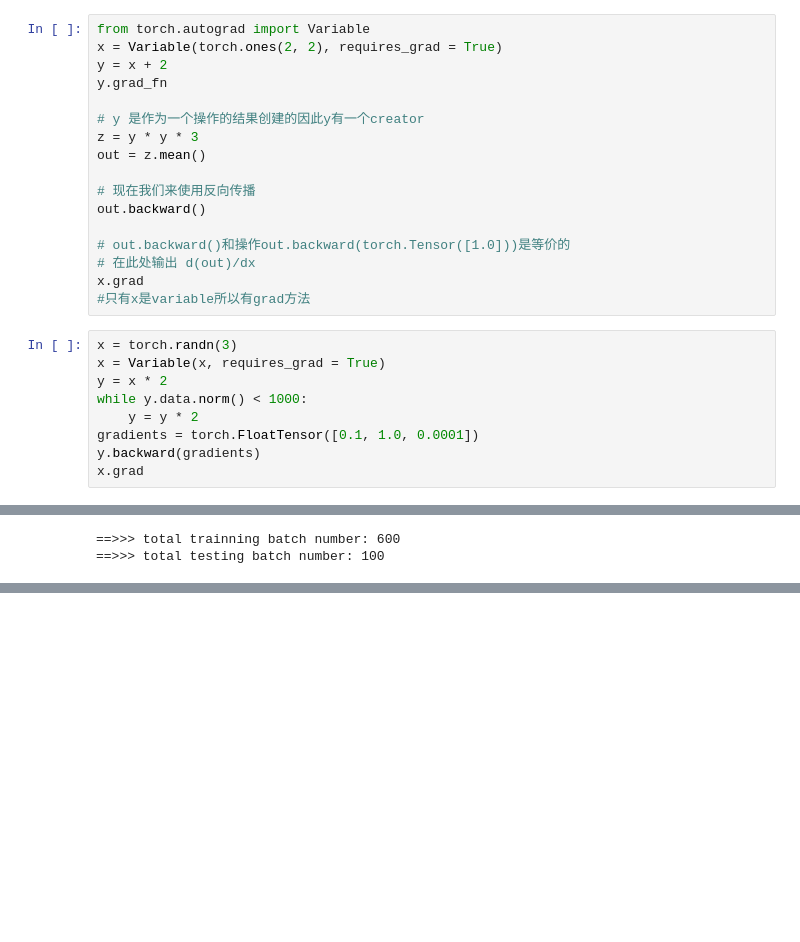
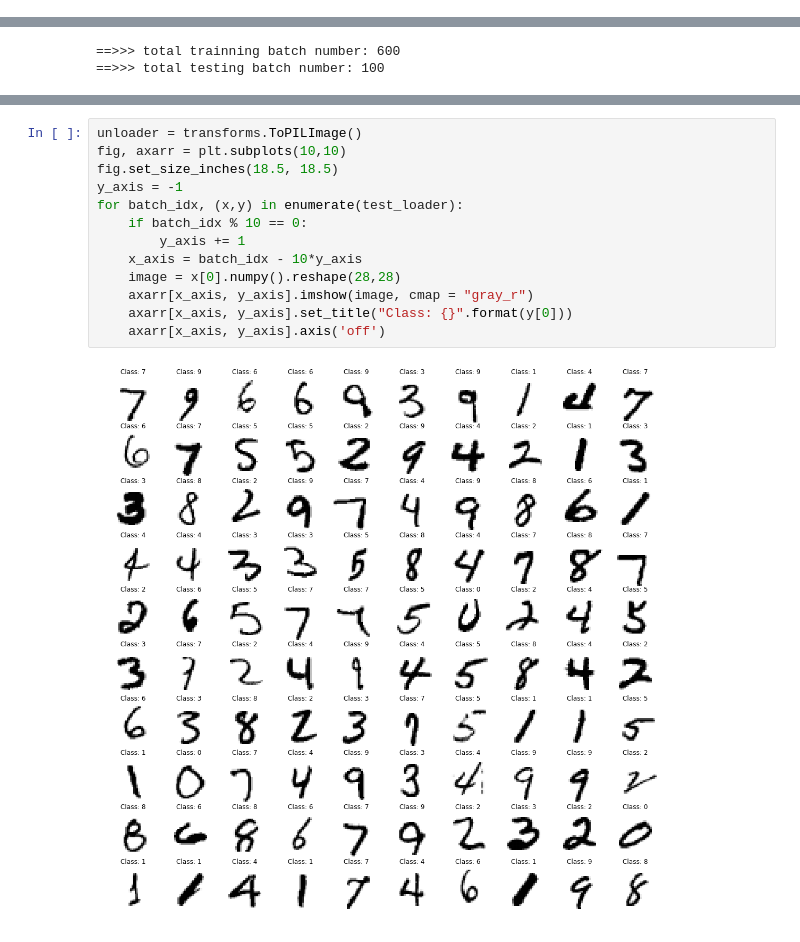
Before and after one commit to HouHouHouHouHouHou/7390, a Jupyter notebook: pytorchPlayGround.ipynb, the cells around one changed output, grey strips where cells are left out. Cells and saved outputs as stored; diff of their text form; blank space fills up the shorter version.

```diff
--- a/pytorchPlayGround.ipynb
+++ b/pytorchPlayGround.ipynb
@@ -161,26 +108,0 @@ torch.cuda.is_available()
-# %%
-from torch.autograd import Variable
-x = Variable(torch.ones(2, 2), requires_grad = True)
-y = x + 2
-y.grad_fn
-
-# y 是作为一个操作的结果创建的因此y有一个creator
-z = y * y * 3
-out = z.mean()
-
-# 现在我们来使用反向传播
-out.backward()
-
-# out.backward()和操作out.backward(torch.Tensor([1.0]))是等价的
-# 在此处输出 d(out)/dx
-x.grad
-#只有x是variable所以有grad方法
-# %%
-x = torch.randn(3)
-x = Variable(x, requires_grad = True)
-y = x * 2
-while y.data.norm() < 1000:
-    y = y * 2
-gradients = torch.FloatTensor([0.1, 1.0, 0.0001])
-y.backward(gradients)
-x.grad
@@ -365,0 +163,15 @@ print '==>>> total testing batch number: {}'.format(len(test_loader))
+# %%
+unloader = transforms.ToPILImage()
+fig, axarr = plt.subplots(10,10)
+fig.set_size_inches(18.5, 18.5)
+y_axis = -1
+for batch_idx, (x,y) in enumerate(test_loader):
+    if batch_idx % 10 == 0:
+        y_axis += 1
+    x_axis = batch_idx - 10*y_axis
+    image = x[0].numpy().reshape(28,28)
+    axarr[x_axis, y_axis].imshow(image, cmap = "gray_r")
+    axarr[x_axis, y_axis].set_title("Class: {}".format(y[0]))
+    axarr[x_axis, y_axis].axis('off')
+# %% [output]
+[figure, added]
```
Also changed, not shown: parts of 30 cells of this notebook.
